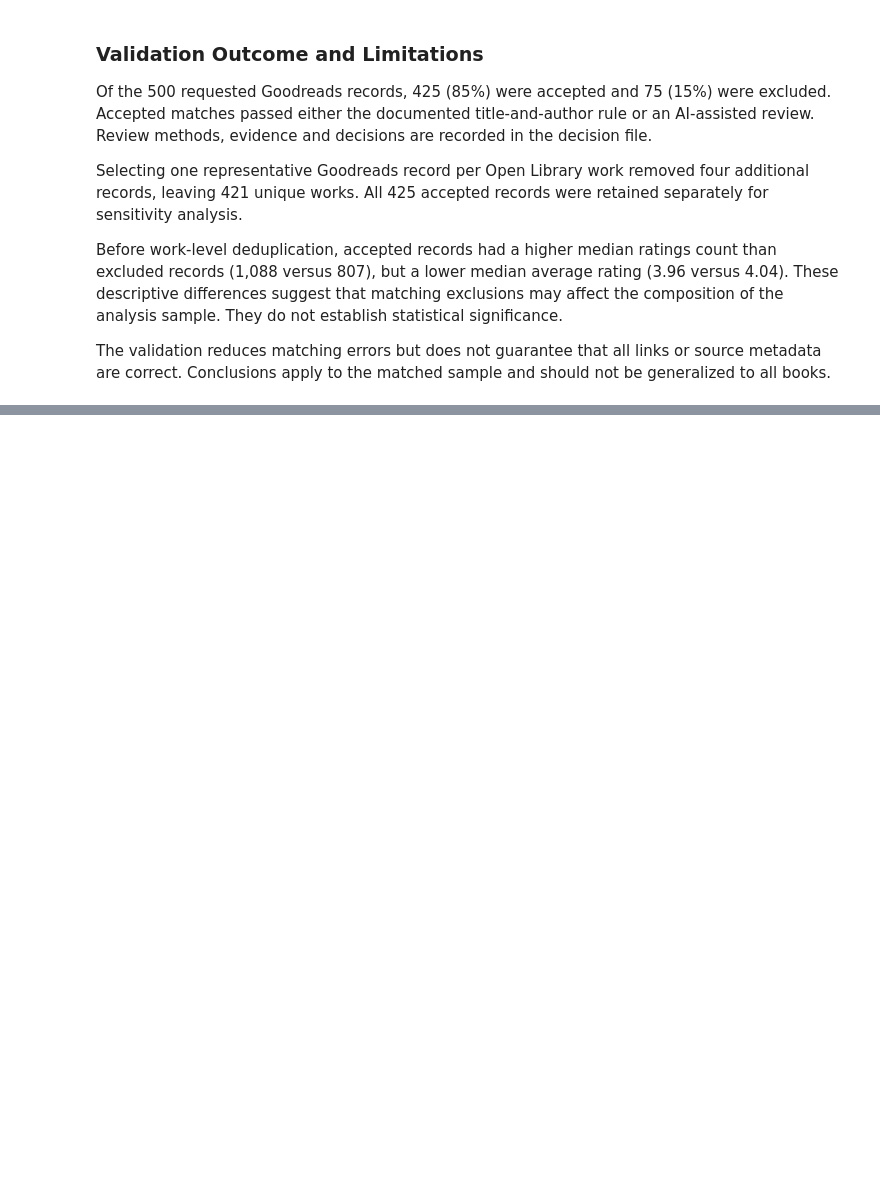
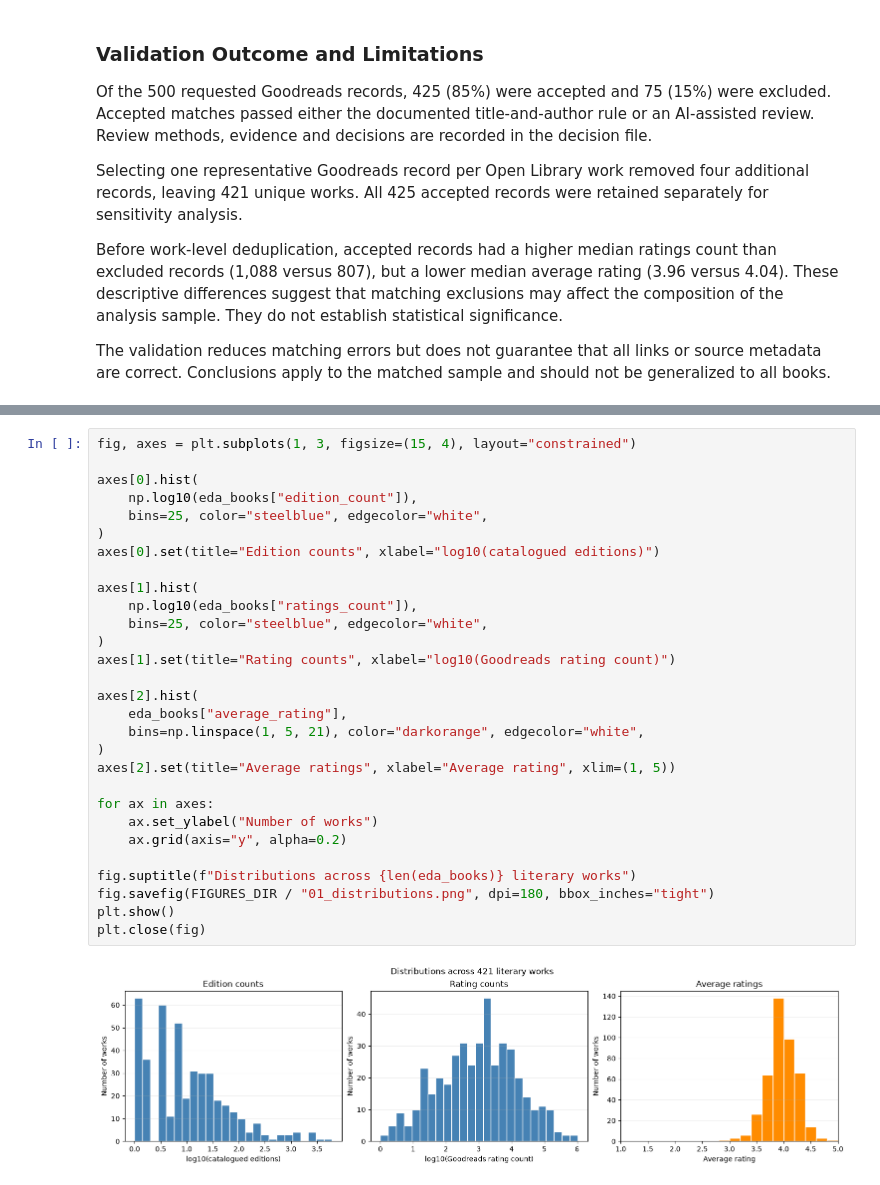
Before and after one commit to radostina-elinchova/books-ds, a Jupyter notebook: books_project.ipynb, the cells around one changed output, grey strips where cells are left out. Drawn from its saved outputs; the diff is of its cells as text; blank space fills up the shorter version.

Commit message:
Explore book editions popularity and reader ratings

```diff
--- a/books_project.ipynb
+++ b/books_project.ipynb
@@ -1992,0 +2058,31 @@ to the matched sample and should not be generalized to all books.
+# %%
+fig, axes = plt.subplots(1, 3, figsize=(15, 4), layout="constrained")
+
+axes[0].hist(
+    np.log10(eda_books["edition_count"]),
+    bins=25, color="steelblue", edgecolor="white",
+)
+axes[0].set(title="Edition counts", xlabel="log10(catalogued editions)")
+
+axes[1].hist(
+    np.log10(eda_books["ratings_count"]),
+    bins=25, color="steelblue", edgecolor="white",
+)
+axes[1].set(title="Rating counts", xlabel="log10(Goodreads rating count)")
+
+axes[2].hist(
+    eda_books["average_rating"],
+    bins=np.linspace(1, 5, 21), color="darkorange", edgecolor="white",
+)
+axes[2].set(title="Average ratings", xlabel="Average rating", xlim=(1, 5))
+
+for ax in axes:
+    ax.set_ylabel("Number of works")
+    ax.grid(axis="y", alpha=0.2)
+
+fig.suptitle(f"Distributions across {len(eda_books)} literary works")
+fig.savefig(FIGURES_DIR / "01_distributions.png", dpi=180, bbox_inches="tight")
+plt.show()
+plt.close(fig)
+# %% [output]
+[figure, added]
```
Also changed, not shown: parts of 13 cells of this notebook, 6 other files.
